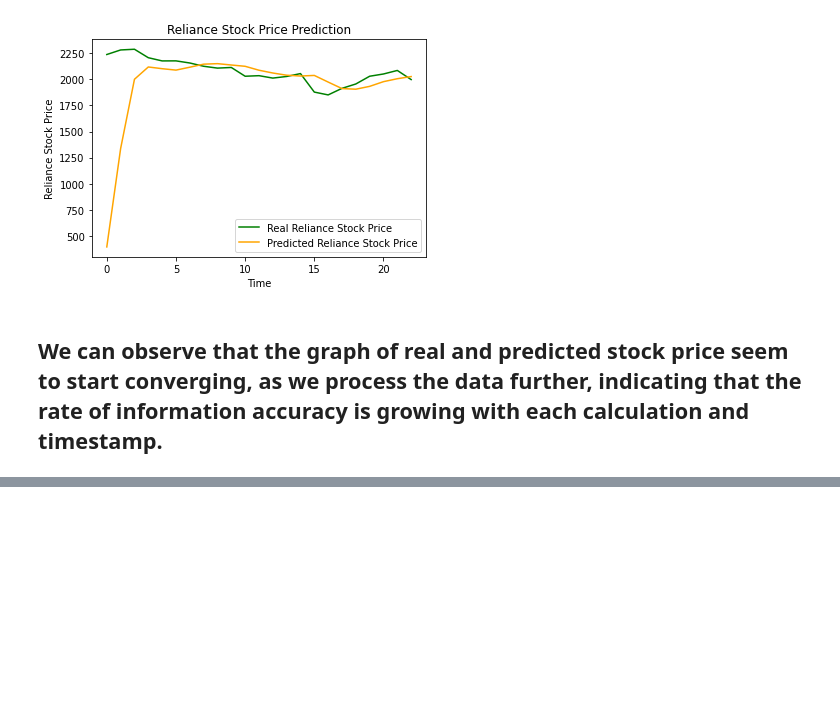
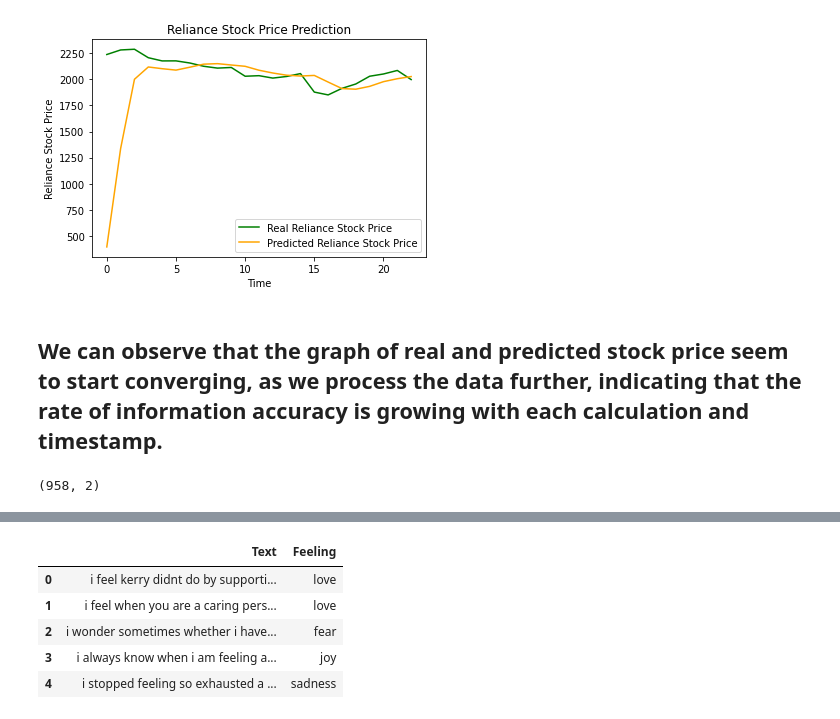
Before and after one commit to anmol1810rs/The_Sparks_Foundation_Internship, a Jupyter notebook: Reliance_Stock_Prediction.ipynb, the cells around one changed output, grey strips where cells are left out. Drawn from its saved outputs; the diff is of its cells as text; code cells hidden in the pictures; blank space fills up the shorter version.

```diff
--- a/Reliance_Stock_Prediction.ipynb
+++ b/Reliance_Stock_Prediction.ipynb
@@ -468,0 +491,8 @@ plt.show()
+# %%
+# Analyzing the sentiment and the data attatched to it
+sentiment_data = pd.read_csv('/content/sentiment_data.tsv',sep='        ')
+sentiment_data = sentiment_data.sample(frac=1).reset_index(drop=True)
+print(sentiment_data.shape)
+sentiment_data.head()
+# %% [output]
+(958, 2)
@@ -468,0 +500,6 @@ plt.show()
+|  | Text | Feeling |
+| 0 | i feel kerry didnt do by supporti... | love |
+| 1 | i feel when you are a caring pers... | love |
+| 2 | i wonder sometimes whether i have... | fear |
+| 3 | i always know when i am feeling a... | joy |
+| 4 | i stopped feeling so exhausted a ... | sadness |
```
Also changed, not shown: parts of 19 cells of this notebook.
